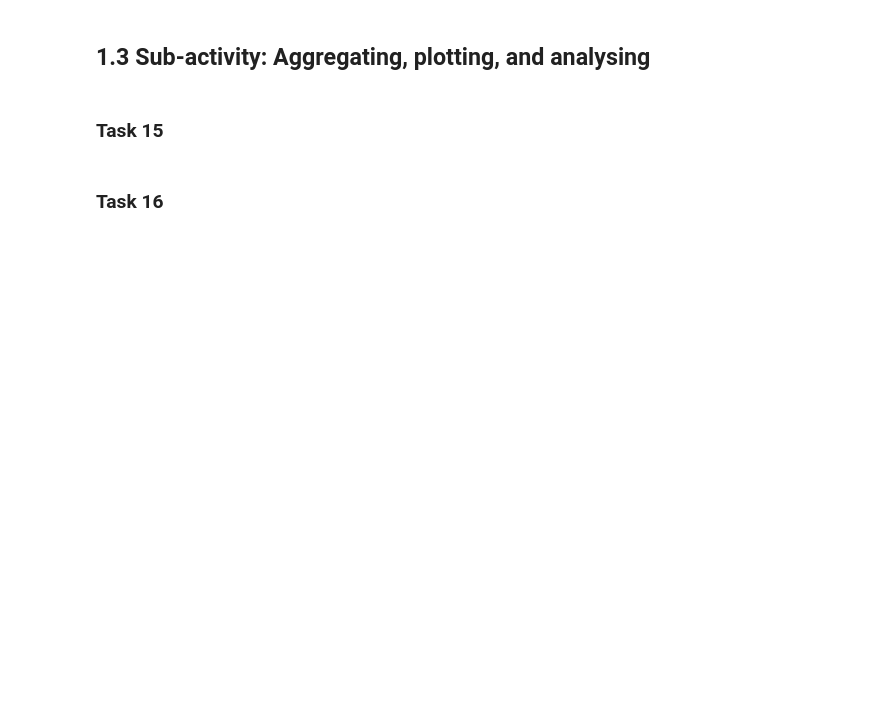
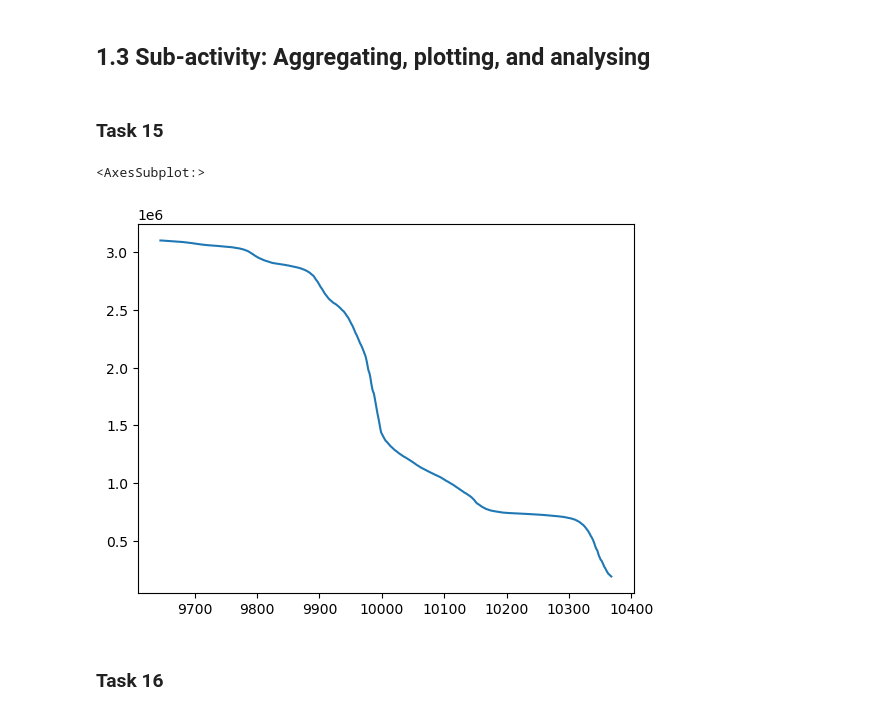
Before and after one commit to congrendai/CW2_for_computer_programing, a Jupyter notebook: CW2_A1.ipynb, the cells around one changed output. Saved outputs shown, nothing was run; the diff lists cells and outputs as text; code cells hidden in the pictures; blank space fills up the shorter version.

```diff
--- a/CW2_A1.ipynb
+++ b/CW2_A1.ipynb
@@ -131,0 +119,8 @@ covid_data[covid_data["area"] == "London"].fillna(method='bfill')
+# %%
+areas = covid_data["area"].unique()
+for area in areas:
+    area_data = covid_data[covid_data["area"] == area]
+    area_data["cumulative_deaths"].fillna(method='bfill',inplace=True)
+    area_data["cumulative_cases"].fillna(method='bfill',inplace=True)
+    area_data["cumulative_vaccinated"].fillna(method='bfill',inplace=True)
+    covid_data.update(area_data)
@@ -132,8 +140,21 @@ covid_data[covid_data["area"] == "London"].fillna(method='bfill')
 # %% [markdown]
 ### Task 10
+# %%
+if covid_data["cumulative_deaths"].isnull().sum() != 0:
+    covid_data.drop(covid_data[covid_data["cumulative_deaths"].isnull() == True].index, inplace=True)
+if covid_data["cumulative_cases"].isnull().sum() != 0:
+    covid_data.drop(covid_data[covid_data["cumulative_cases"].isnull() == True].index, inplace=True)
+if covid_data["cumulative_vaccinated"].isnull().sum() != 0:
+    covid_data.drop(covid_data[covid_data["cumulative_vaccinated"].isnull() == True].index, inplace=True)
 # %% [markdown]
 ### Task 11
+# %%
+daily_cases_roll_avg = covid_data["daily_cases"].rolling(7).mean().shift(-6).rename("daily_cases_roll_avg")
+daily_deaths_roll_avg = covid_data["daily_deaths"].rolling(7).mean().shift(-6).rename("daily_deaths_roll_avg")
+covid_data = pd.concat([covid_data, daily_cases_roll_avg, daily_deaths_roll_avg],axis=1)
 # %% [markdown]
 ### Task 12
+# %%
+covid_data.drop(columns=["daily_cases", "daily_deaths"],inplace=True)
 # %% [markdown]
 ### Task 13
@@ -143,5 +174,11 @@ covid_data[covid_data["area"] == "London"].fillna(method='bfill')
 ## 1.3 Sub-activity: Aggregating, plotting, and analysing
 # %% [markdown]
 ### Task 15
+# %%
+cumulative_cases_in_London = covid_data[covid_data["area"] == "London"]["cumulative_cases"]
+cumulative_cases_in_London.plot()
+# %% [output]
+<AxesSubplot:>
+[figure, added]
 # %% [markdown]
 ### Task 16
```
Also changed, not shown: parts of 14 cells of this notebook, 1 other file.
